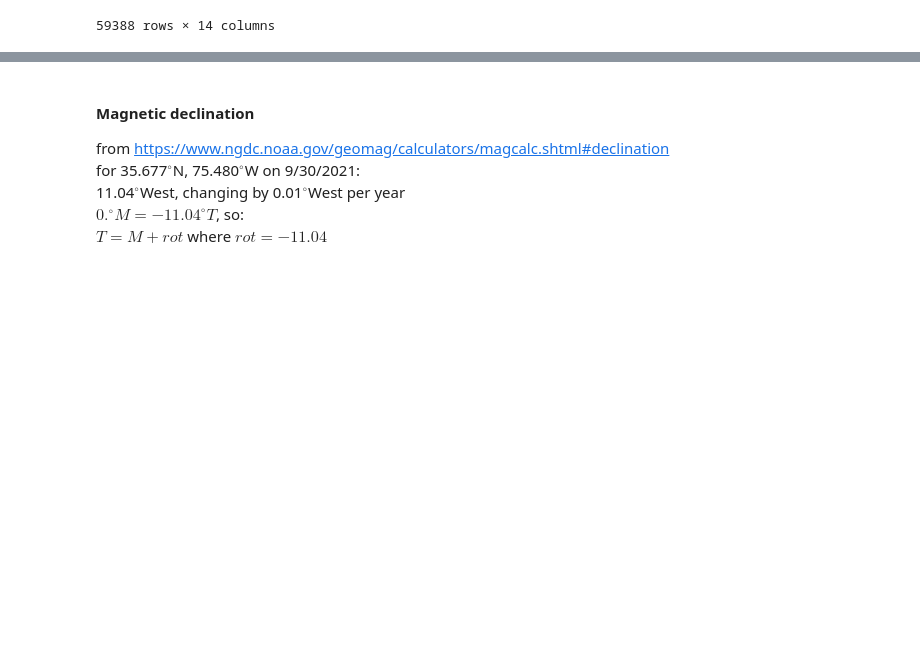
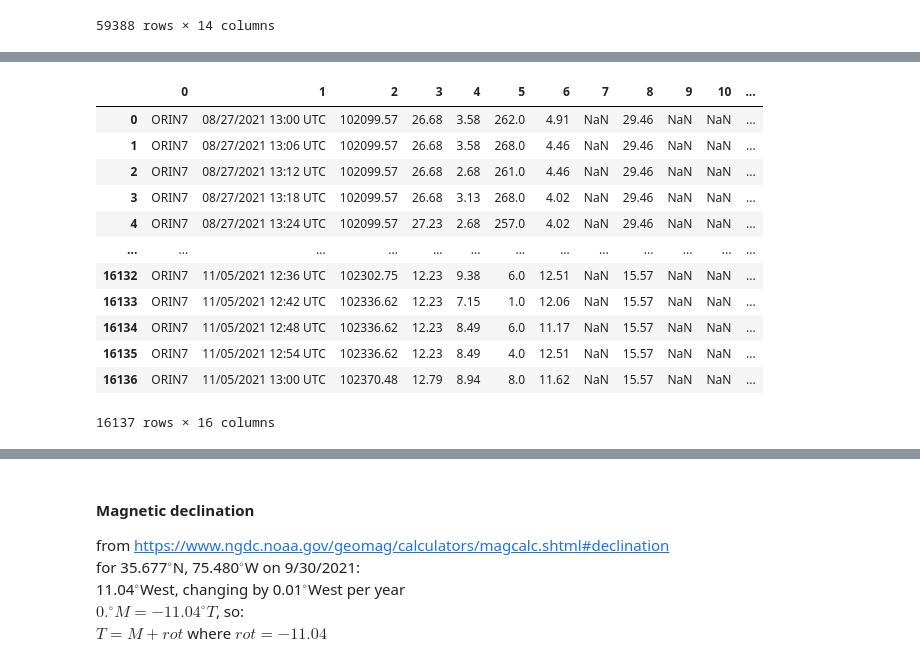
Before and after one commit to csherwood-usgs/DUNEX, a Jupyter notebook: plot_DUNEX_met_station.ipynb, the cells around one changed output, grey strips where cells are left out. Cells and saved outputs as stored; diff of their text form; code cells hidden in the pictures; blank space fills up the shorter version.

```diff
--- a/plot_DUNEX_met_station.ipynb
+++ b/plot_DUNEX_met_station.ipynb
@@ -44,0 +80,23 @@ df
+# %%
+colnames = 'Station_ID,Date_Time,altimeter_set_1,air_temp_set_1,wind_speed_set_1,wind_direction_set_1,\
+wind_gust_set_1,precip_accum_set_1,T_water_temp_set_1,precip_accum_24_hour_set_1,weather_cond_code_set_1,\
+fuel_temp_set_1,wind_chill_set_1d,wind_cardinal_direction_set_1d,pressure_set_1d,weather_condition_set_1d'
+
+dfoi = pd.read_csv(pathn+fnoi,skiprows=8,header=None,sep=',')
+
+#dfoi['dt'] = pd.to_datetime(dfoi['Date Time, GMT-04:00'], format='%m/%d/%Y %I:%M:%S %p')
+dfoi
+# %% [output]
+|  | 0 | 1 | 2 | 3 | 4 | 5 | 6 | 7 | 8 | 9 | 10 | ... |
+| 0 | ORIN7 | 08/27/2021 13:00 UTC | 102099.57 | 26.68 | 3.58 | 262.0 | 4.91 | NaN | 29.46 | NaN | NaN | ... |
+| 1 | ORIN7 | 08/27/2021 13:06 UTC | 102099.57 | 26.68 | 3.58 | 268.0 | 4.46 | NaN | 29.46 | NaN | NaN | ... |
+| 2 | ORIN7 | 08/27/2021 13:12 UTC | 102099.57 | 26.68 | 2.68 | 261.0 | 4.46 | NaN | 29.46 | NaN | NaN | ... |
+| 3 | ORIN7 | 08/27/2021 13:18 UTC | 102099.57 | 26.68 | 3.13 | 268.0 | 4.02 | NaN | 29.46 | NaN | NaN | ... |
+| 4 | ORIN7 | 08/27/2021 13:24 UTC | 102099.57 | 27.23 | 2.68 | 257.0 | 4.02 | NaN | 29.46 | NaN | NaN | ... |
+| ... | ... | ... | ... | ... | ... | ... | ... | ... | ... | ... | ... | ... |
+| 16132 | ORIN7 | 11/05/2021 12:36 UTC | 102302.75 | 12.23 | 9.38 | 6.0 | 12.51 | NaN | 15.57 | NaN | NaN | ... |
+| 16133 | ORIN7 | 11/05/2021 12:42 UTC | 102336.62 | 12.23 | 7.15 | 1.0 | 12.06 | NaN | 15.57 | NaN | NaN | ... |
+| 16134 | ORIN7 | 11/05/2021 12:48 UTC | 102336.62 | 12.23 | 8.49 | 6.0 | 11.17 | NaN | 15.57 | NaN | NaN | ... |
+| 16135 | ORIN7 | 11/05/2021 12:54 UTC | 102336.62 | 12.23 | 8.49 | 4.0 | 12.51 | NaN | 15.57 | NaN | NaN | ... |
+| 16136 | ORIN7 | 11/05/2021 13:00 UTC | 102370.48 | 12.79 | 8.94 | 8.0 | 11.62 | NaN | 15.57 | NaN | NaN | ... |
+16137 rows × 16 columns
```
Also changed, not shown: parts of 6 cells of this notebook, 1 other file.
